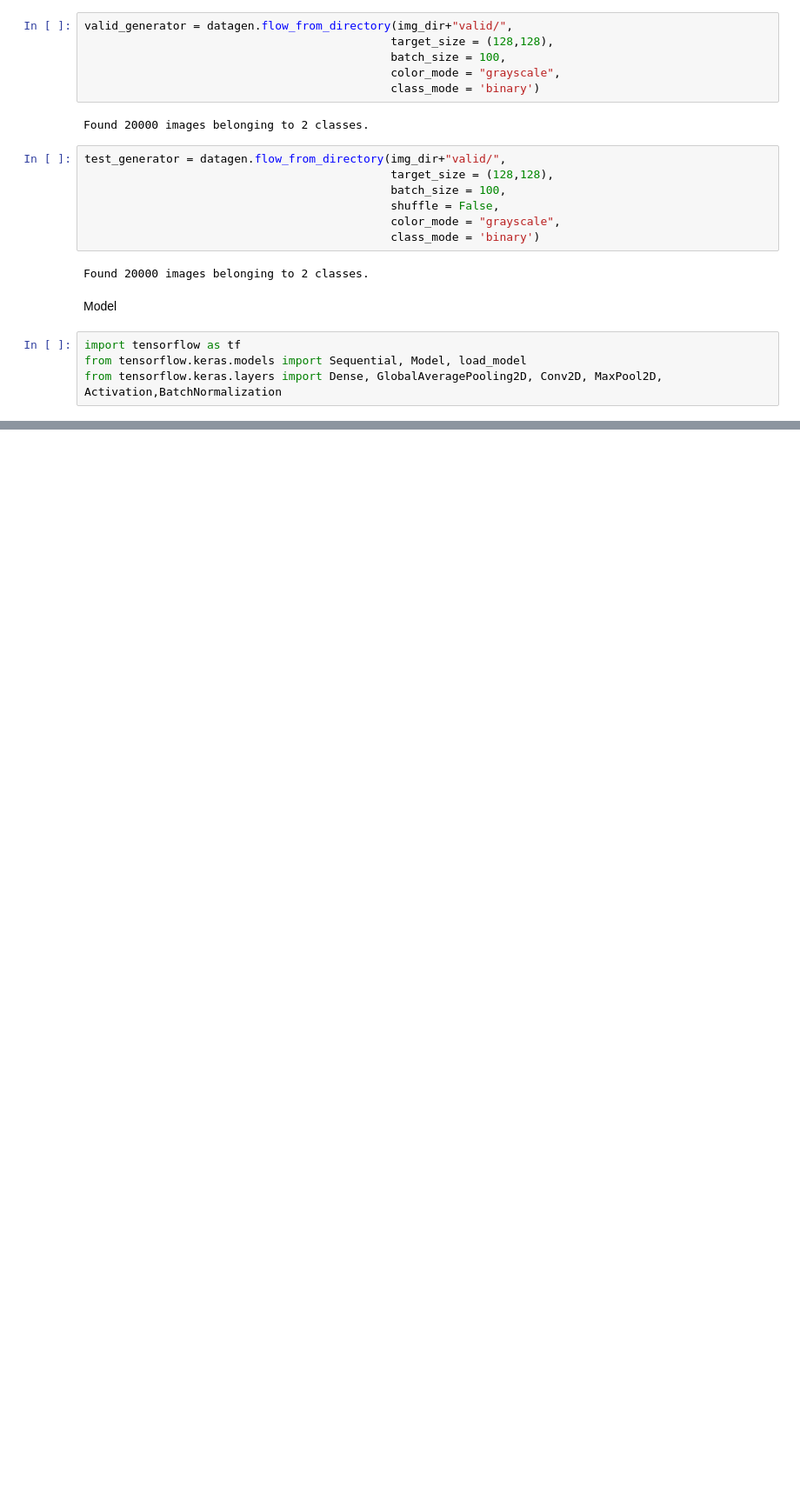
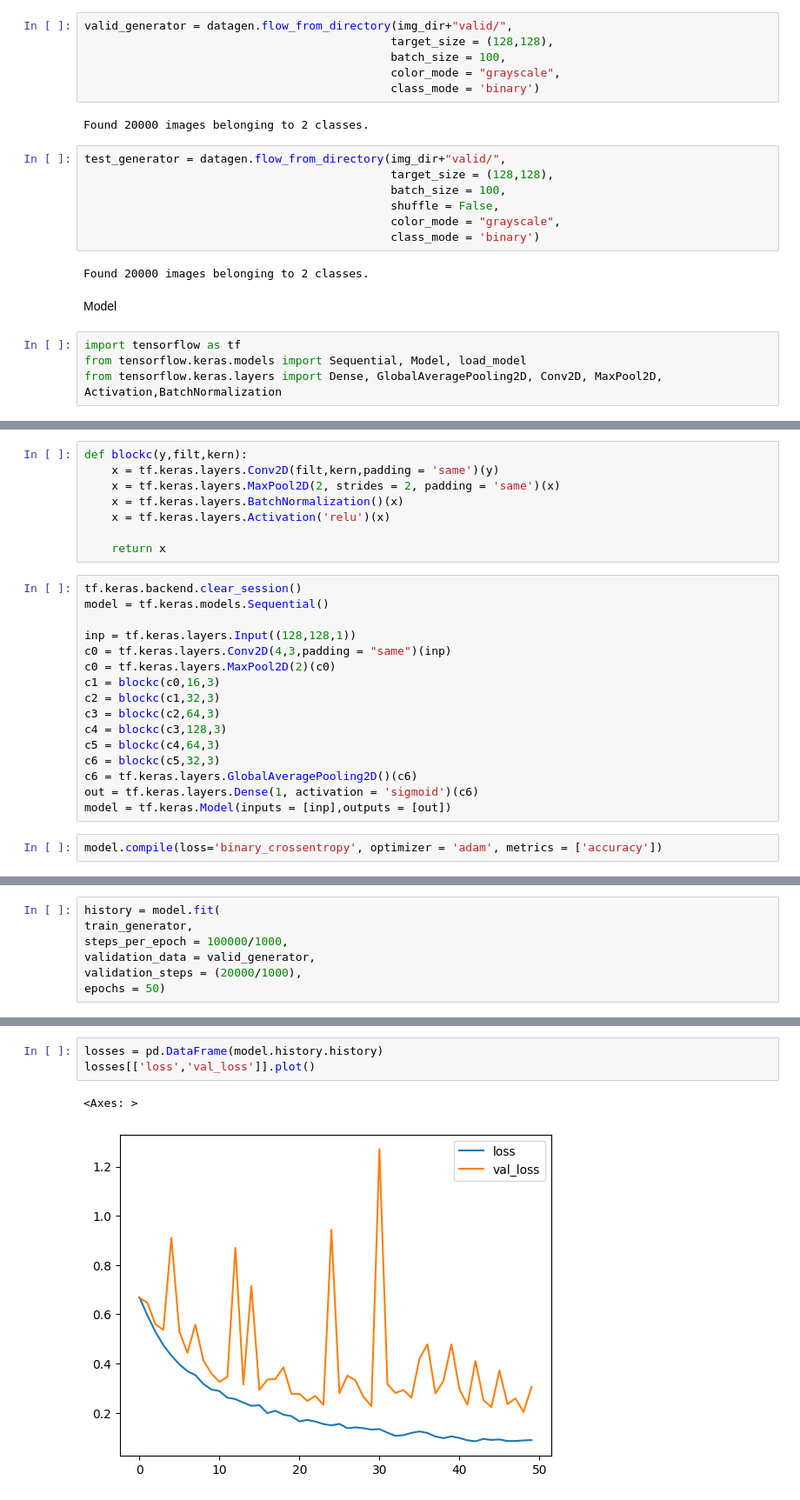
Before and after one commit to marreapato/Deep-Fake-Generated-People-Facial-Recognition, a Jupyter notebook: model-train/dfake-face-classificator.ipynb, the cells around one changed output, grey strips where cells are left out. Shown at 87% size. Drawn from its saved outputs; the diff is of its cells as text; blank space fills up the shorter version.

```diff
--- a/model-train/dfake-face-classificator.ipynb
+++ b/model-train/dfake-face-classificator.ipynb
@@ -167,0 +166,26 @@ def block(y,filt,kern):
+# %%
+def blockc(y,filt,kern):
+    x = tf.keras.layers.Conv2D(filt,kern,padding = 'same')(y)
+    x = tf.keras.layers.MaxPool2D(2, strides = 2, padding = 'same')(x)
+    x = tf.keras.layers.BatchNormalization()(x)
+    x = tf.keras.layers.Activation('relu')(x)
+
+    return x
+# %%
+tf.keras.backend.clear_session()
+model = tf.keras.models.Sequential()
+
+inp = tf.keras.layers.Input((128,128,1))
+c0 = tf.keras.layers.Conv2D(4,3,padding = "same")(inp)
+c0 = tf.keras.layers.MaxPool2D(2)(c0)
+c1 = blockc(c0,16,3)
+c2 = blockc(c1,32,3)
+c3 = blockc(c2,64,3)
+c4 = blockc(c3,128,3)
+c5 = blockc(c4,64,3)
+c6 = blockc(c5,32,3)
+c6 = tf.keras.layers.GlobalAveragePooling2D()(c6)
+out = tf.keras.layers.Dense(1, activation = 'sigmoid')(c6)
+model = tf.keras.Model(inputs = [inp],outputs = [out])
+# %%
+model.compile(loss='binary_crossentropy', optimizer = 'adam', metrics = ['accuracy'])
@@ -167,0 +212,7 @@ def block(y,filt,kern):
+# %%
+history = model.fit(
+train_generator,
+steps_per_epoch = 100000/1000,
+validation_data = valid_generator,
+validation_steps = (20000/1000),
+epochs = 50)
@@ -167,0 +238,6 @@ def block(y,filt,kern):
+# %%
+losses = pd.DataFrame(model.history.history)
+losses[['loss','val_loss']].plot()
+# %% [output]
+<Axes: >
+[figure, added]
```
Also changed, not shown: parts of 10 cells of this notebook.
